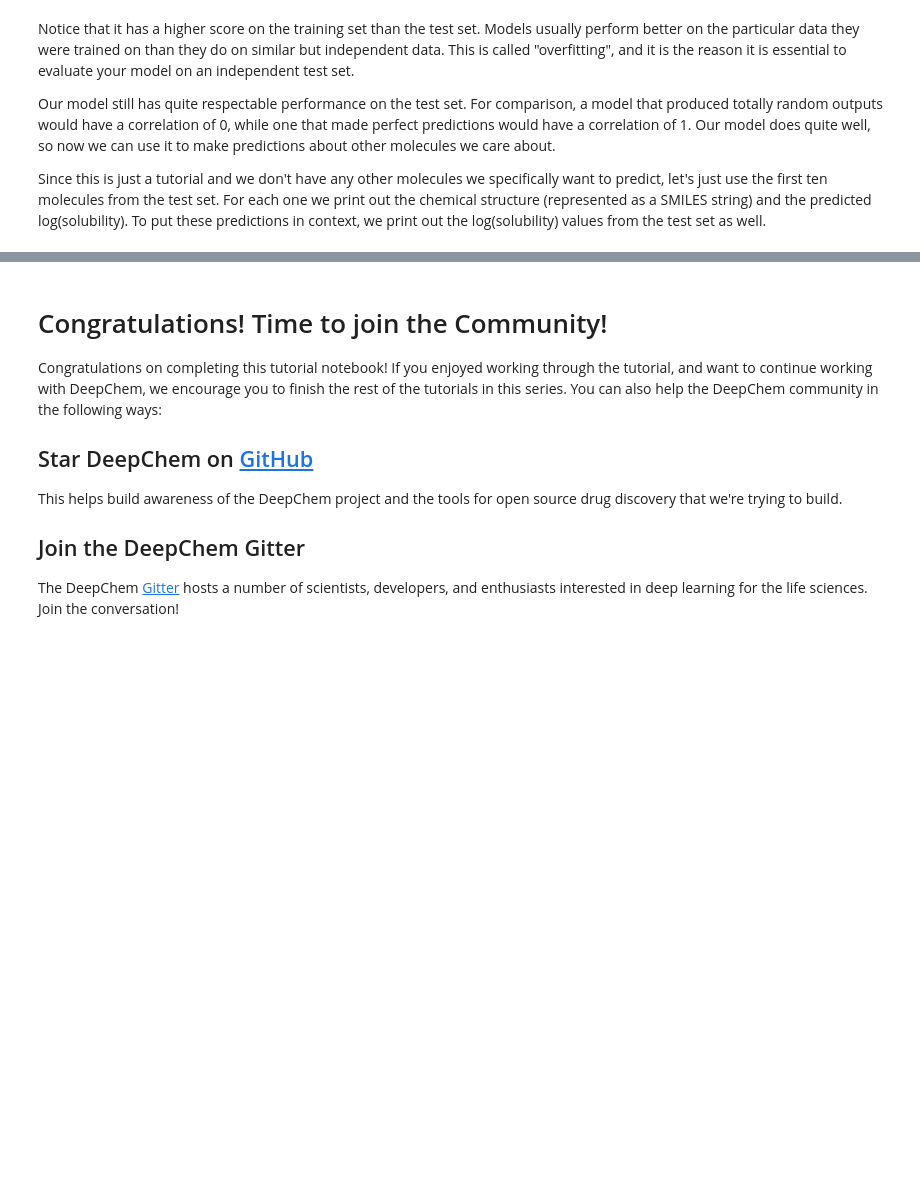
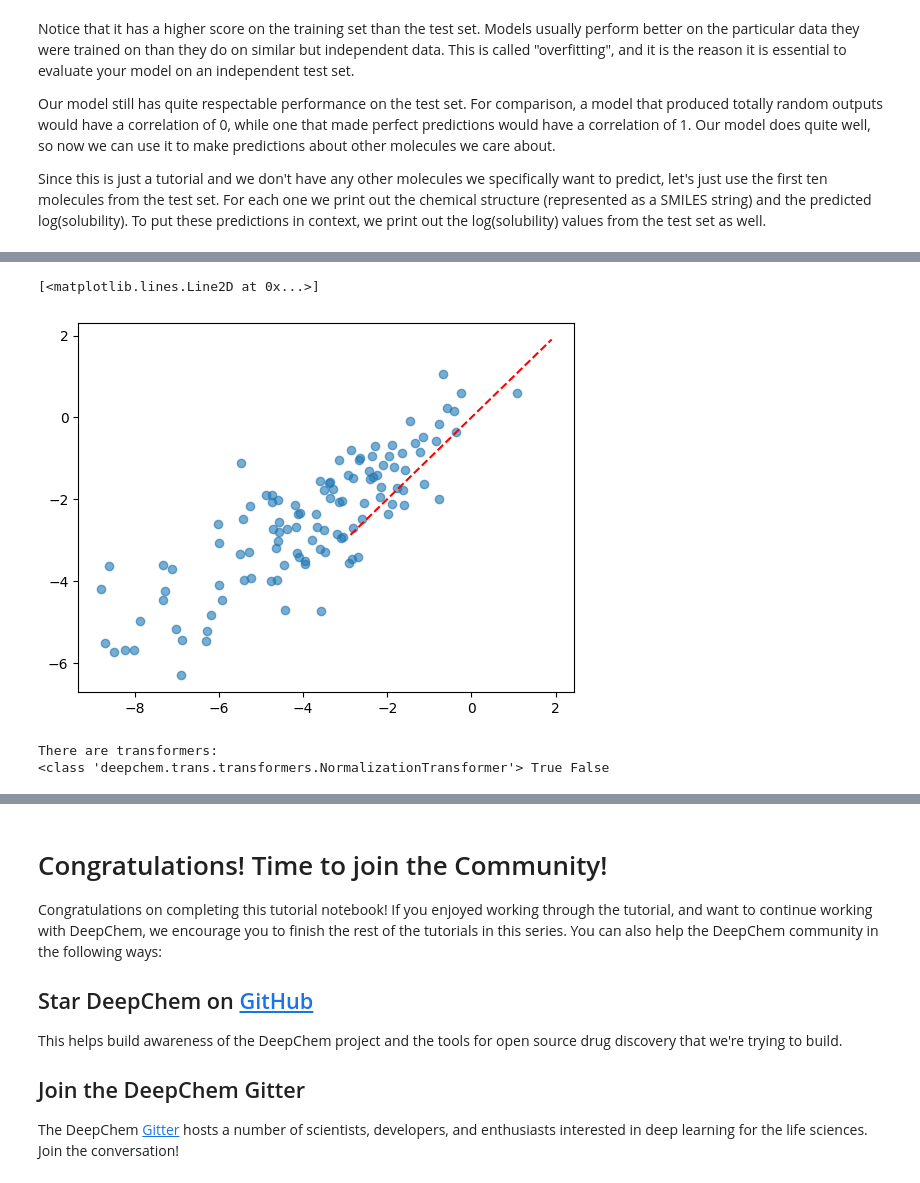
Before and after one commit to tianqin91/Dive-into-DL-PyTorch, a Jupyter notebook: examples/tutorials/The_Basic_Tools_of_the_Deep_Life_Sciences.ipynb, the cells around one changed output, grey strips where cells are left out. Saved outputs shown, nothing was run; the diff lists cells and outputs as text; code cells hidden in the pictures; blank space fills up the shorter version.

```diff
--- a/examples/tutorials/The_Basic_Tools_of_the_Deep_Life_Sciences.ipynb
+++ b/examples/tutorials/The_Basic_Tools_of_the_Deep_Life_Sciences.ipynb
@@ -165,0 +198,18 @@ for molecule, solubility, test_solubility in zip(test_dataset.ids, solubilities,
+# %%
+y_pred_undo = dc.trans.undo_transforms(y_pred, transformers)
+y_true_undo = dc.trans.undo_transforms(y_true, transformers)
+plt.scatter(y_true_undo, y_pred_undo, alpha=0.6)
+plt.plot(x_vals, x_vals, 'r--')  # 参考线 y = x
+# %% [output]
+[<matplotlib.lines.Line2D at 0x...>]
+[figure, added]
+# %%
+if len(transformers) == 0:
+    print("No transformers. The dataset was not transformed.")
+else:
+    print("There are transformers:")
+    for t in transformers:
+        print(type(t), t.transform_y, t.transform_X)
+# %% [output]
+There are transformers:
+<class 'deepchem.trans.transformers.NormalizationTransformer'> True False
```
Also changed, not shown: parts of 8 cells of this notebook.
